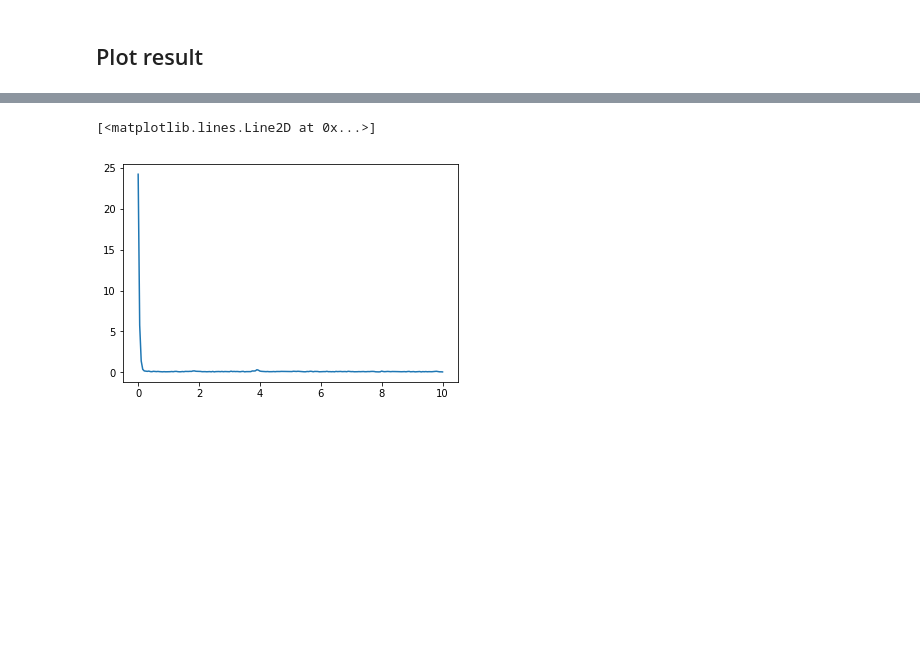
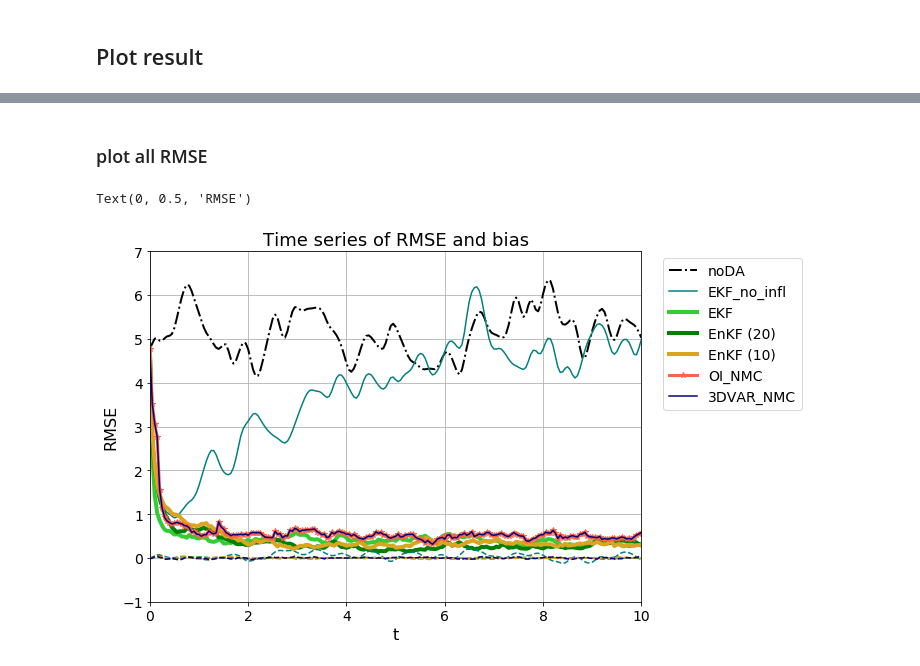
Before and after one commit to noodles870727/DA_project, a Jupyter notebook: DA_code.ipynb, the cells around one changed output, grey strips where cells are left out. Drawn from its saved outputs; the diff is of its cells as text; code cells hidden in the pictures; blank space fills up the shorter version.

```diff
--- a/DA_code.ipynb
+++ b/DA_code.ipynb
@@ -272,5 +662,55 @@ print(RMSE_1)
-# %%
-plt.plot(np.arange(nT+1) * dT,RMSE_1)
-# %% [output]
-[<matplotlib.lines.Line2D at 0x...>]
-[figure, removed]
+# %% [markdown]
+### plot all RMSE
+# %%
+x_EKF = np.genfromtxt('x_a_EKF.txt')
+x_EKF_no = np.genfromtxt('x_a_EKF_no.txt')
+x_EnKF20 = np.genfromtxt('x_a_EnKF20.txt')
+x_EnKF10 = np.genfromtxt('x_a_EnKF101.txt')
+x_OI_NMC = np.genfromtxt('x_a_OI_NMC.txt')
+x_3DVAR_NMC = np.genfromtxt('x_a_3DVAR.txt')
+x_noDA = np.genfromtxt('x_a_noDA.txt')
+
+fig , ax = plt.subplots(figsize=(10,6),tight_layout=True)
+
+RMSE_EKF = mean_squared_error(x_EKF.T,x_t_save.T, multioutput='raw_values')**0.5
+RMSE_EKF_no = mean_squared_error(x_EKF_no.T,x_t_save.T, multioutput='raw_values')**0.5
+RMSE_EnKF = mean_squared_error(x_EnKF20.T,x_t_save.T, multioutput='raw_values')**0.5
+RMSE_EnKF10 = mean_squared_error(x_EnKF10.T,x_t_save.T, multioutput='raw_values')**0.5
+RMSE_OI_NMC = mean_squared_error(x_OI_NMC.T,x_t_save.T, multioutput='raw_values')**0.5
+RMSE_3DVAR_NMC = mean_squared_error(x_3DVAR_NMC.T,x_t_save.T, multioutput='raw_values')**0.5
+RMSE_noDA = mean_squared_error(x_noDA.T,x_t_save.T, multioutput='raw_values')**0.5
+bias_EKF = np.sum((x_EKF-x_t_save)/len(x_t_save),axis = 1)
+bias_EKF_no = np.sum((x_EKF_no-x_t_save)/len(x_t_save),axis = 1)
+bias_EnKF = np.sum((x_EnKF20-x_t_save)/len(x_t_save),axis = 1)
+bias_EnKF10 = np.sum((x_EnKF10-x_t_save)/len(x_t_save),axis = 1)
+bias_OI_NMC = np.sum((x_OI_NMC-x_t_save)/len(x_t_save),axis = 1)
+bias_3DVAR_NMC = np.sum((x_3DVAR_NMC-x_t_save)/len(x_t_save),axis = 1)
+
+plt.plot(np.arange(nT+1) * dT,RMSE_noDA,'-.', color = '#000000',linewidth = 2,label = 'noDA')
+plt.plot(np.arange(nT+1) * dT,RMSE_EKF_no, color = '#008080',label = 'EKF_no_infl')
+plt.plot(np.arange(nT+1) * dT,RMSE_EKF, color = '#32CD32',linewidth = 4, label = 'EKF')
+plt.plot(np.arange(nT+1) * dT,RMSE_EnKF, color = '#008000',linewidth = 4, label = 'EnKF (20)')
+plt.plot(np.arange(nT+1) * dT,RMSE_EnKF10, color = '#DAA520',linewidth = 4, label = 'EnKF (10)')
+plt.plot(np.arange(nT+1) * dT,RMSE_OI_NMC,'*-', color = '#FF6347',linewidth = 3, label = 'OI_NMC')
+plt.plot(np.arange(nT+1) * dT,RMSE_3DVAR_NMC, color = '#000080', label = '3DVAR_NMC')
+
+plt.plot(np.arange(nT+1) * dT,bias_EKF_no,'--', color = '#008080')
+plt.plot(np.arange(nT+1) * dT,bias_EKF,'--', color = '#32CD32')
+plt.plot(np.arange(nT+1) * dT,bias_EnKF,'--', color = '#008000')
+plt.plot(np.arange(nT+1) * dT,bias_EnKF10,'--', color = '#DAA520')
+plt.plot(np.arange(nT+1) * dT,bias_OI_NMC,'--', color = '#FF6347')
+plt.plot(np.arange(nT+1) * dT,bias_3DVAR_NMC,'--', color = '#000080')
+
+plt.legend(bbox_to_anchor=(1.03, 1), loc='upper left',prop={'size':14})
+plt.title('Time series of RMSE and bias',fontsize = 18)
+plt.xlim([0,10])
+plt.ylim([-1,7])
+plt.grid()
+plt.xticks(fontsize = 14)
+plt.yticks(fontsize = 14)
+plt.xlabel('t',fontsize = 16)
+plt.ylabel('RMSE',fontsize = 16)
+#plt.savefig('RMSE_all.png')
+# %% [output]
+Text(0, 0.5, 'RMSE')
+[figure, added]
```
Also changed, not shown: parts of 38 cells of this notebook.
